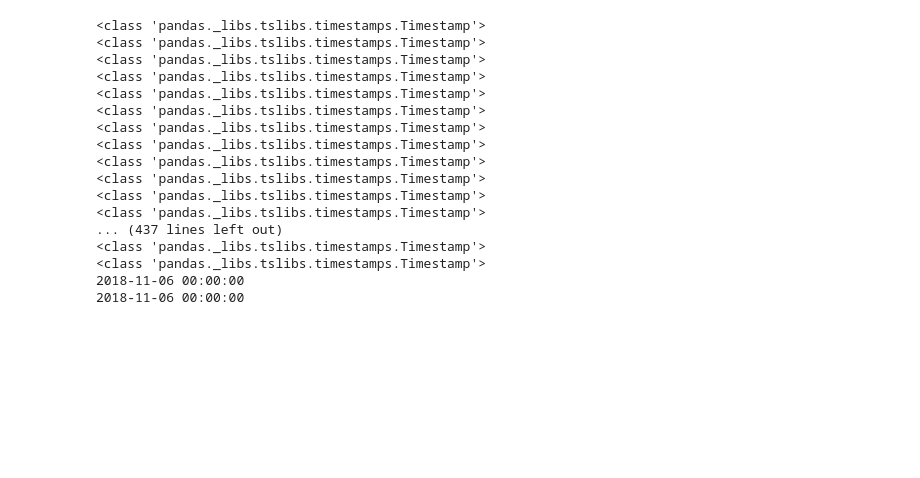
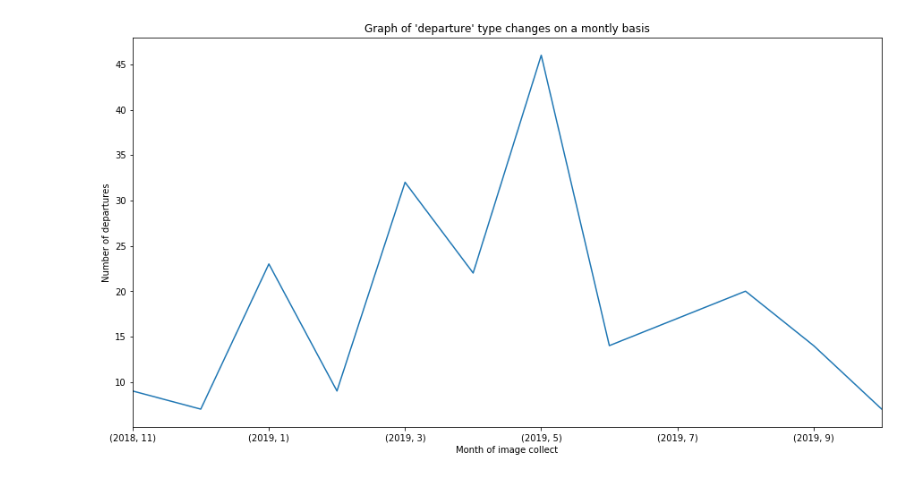
Before and after one commit to michaelmdresser/spotthedifference, a Jupyter notebook: conor/Change Over Time.ipynb, the cells around one changed output. Drawn from its saved outputs; the diff is of its cells as text; code cells hidden in the pictures; blank space fills up the shorter version.

Commit message:
Added some changes to the change over time algo and found some code to calculate distance between coordinates

```diff
--- a/conor/Change Over Time.ipynb
+++ b/conor/Change Over Time.ipynb
@@ -30,20 +1,25 @@ def count_total_changes(file, interval):
+# %%
+# assume we are starting with geojson file already filtered to our area of interest
+# this file should cover the entire desired time span
+
+# import pandas as pd
+import geopandas as gpd
+import datetime as dt
+
+def get_summary_statistics(file, interval):
+    df = gpd.read_file(file)
+    df['timestamp_dt'] = df["timestamp"].apply(lambda x: dt.datetime.strptime(x, "%Y-%m-%dT%H:%M:%S"))
+
+    df_departures = df.loc[df["detect_type"] == "Departure"]
+    departures_by_month = df_departures.groupby([
+        df_departures["timestamp_dt"].apply(lambda x: x.year),
+        df_departures["timestamp_dt"].apply(lambda x: x.month)])["detect_type"].count()
+
+    ax = departures_by_month.plot(figsize=(15,8))
+    ax.set_title("Graph of 'departure' type changes on a montly basis")
+    ax.set_xlabel("Month of image collect")
+    ax.set_ylabel("Number of departures")
 # %%
-count_total_changes('/home/conor/Projects/D4D/connor_2020-02-10T13_39_00-07_00.geojson', 0)
+get_summary_statistics('/home/conor/Projects/D4D/connor_2020-02-10T13_39_00-07_00.geojson', 0)
 # %% [output]
-<class 'pandas._libs.tslibs.timestamps.Timestamp'>
-<class 'pandas._libs.tslibs.timestamps.Timestamp'>
-<class 'pandas._libs.tslibs.timestamps.Timestamp'>
-<class 'pandas._libs.tslibs.timestamps.Timestamp'>
-<class 'pandas._libs.tslibs.timestamps.Timestamp'>
-<class 'pandas._libs.tslibs.timestamps.Timestamp'>
-<class 'pandas._libs.tslibs.timestamps.Timestamp'>
-<class 'pandas._libs.tslibs.timestamps.Timestamp'>
-<class 'pandas._libs.tslibs.timestamps.Timestamp'>
-<class 'pandas._libs.tslibs.timestamps.Timestamp'>
-<class 'pandas._libs.tslibs.timestamps.Timestamp'>
-<class 'pandas._libs.tslibs.timestamps.Timestamp'>
-... (437 lines left out)
-<class 'pandas._libs.tslibs.timestamps.Timestamp'>
-<class 'pandas._libs.tslibs.timestamps.Timestamp'>
-2018-11-06 00:00:00
-2018-11-06 00:00:00
+[figure, added]
```
Also changed, not shown: parts of 1 cell of this notebook.
